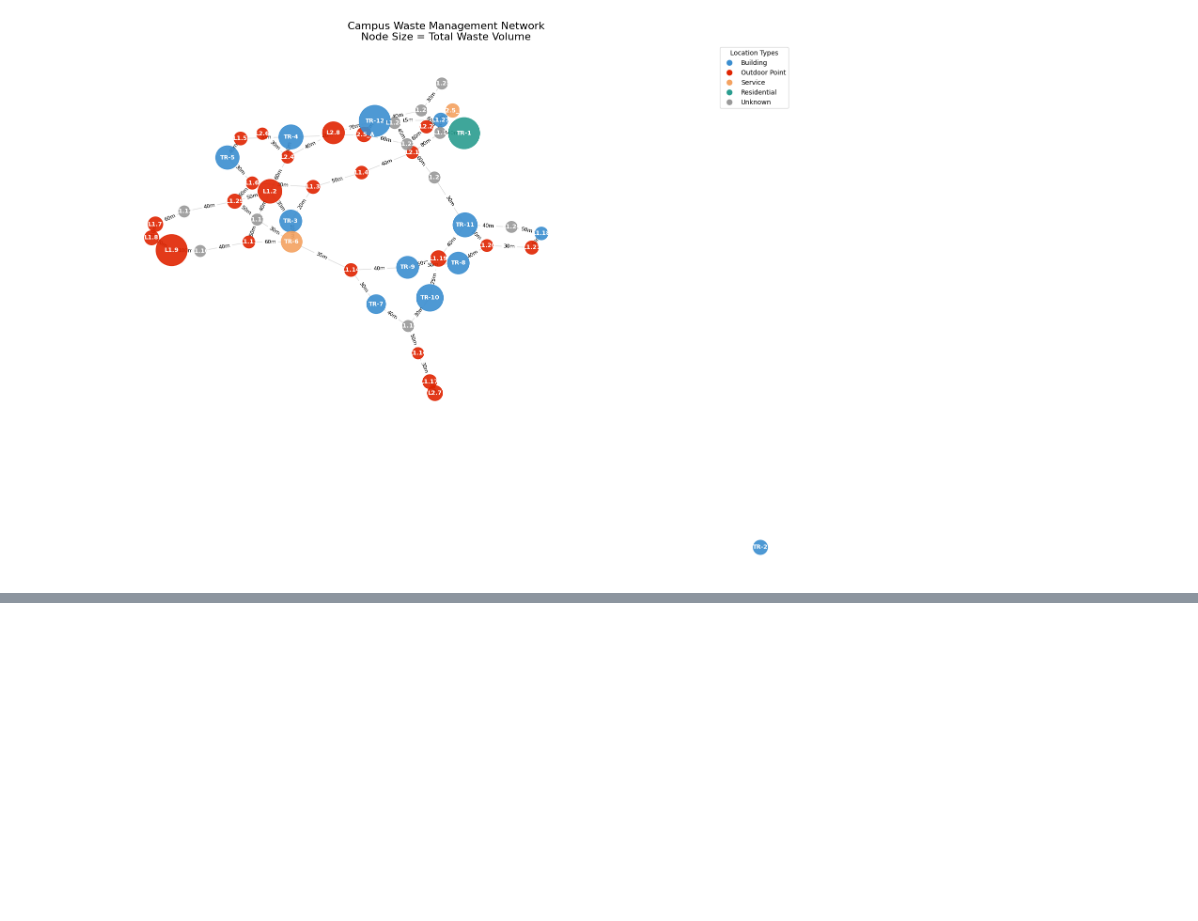
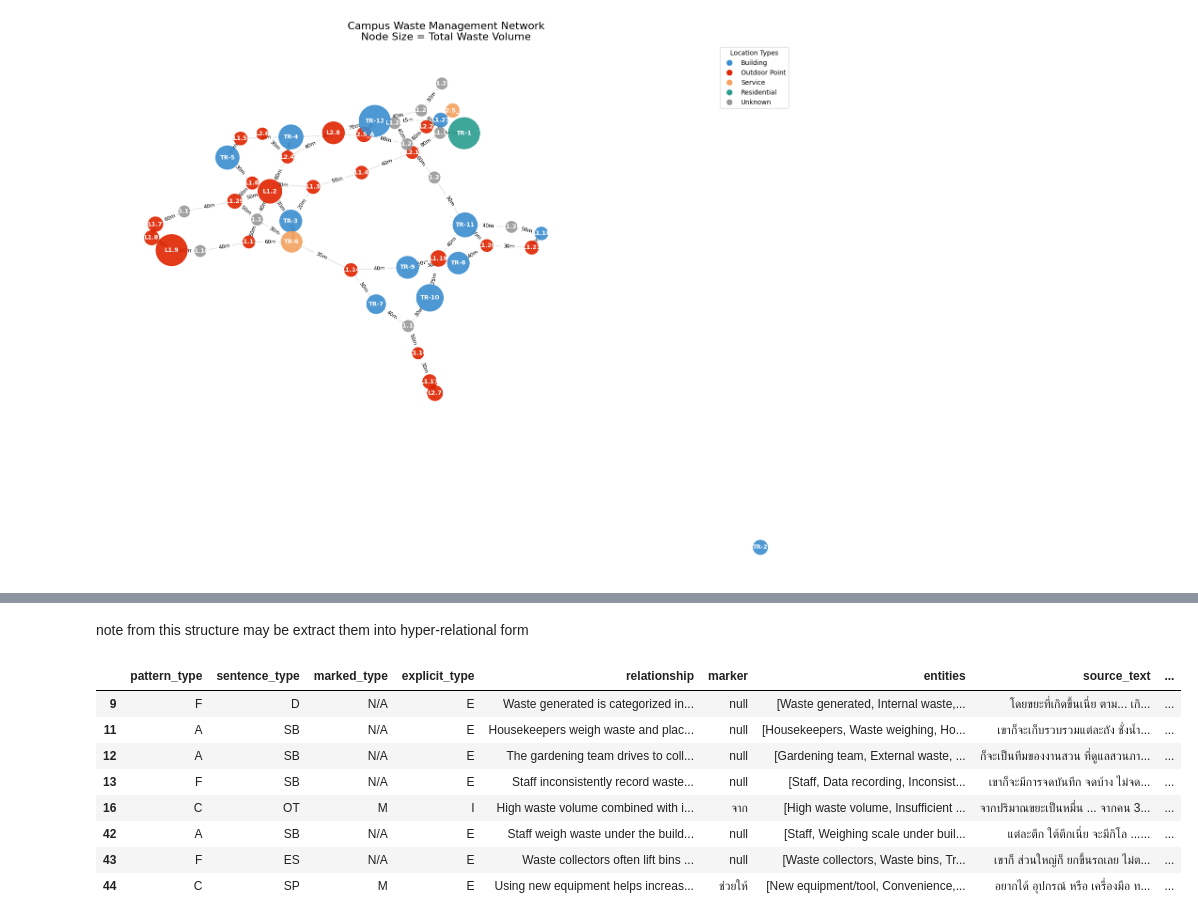
Before and after one commit to Trollface8D/Garbage-Management-Simulation-Engine, a Jupyter notebook: Simulation/map_visualize.ipynb, the cells around one changed output, grey strips where cells are left out. Drawn from its saved outputs; the diff is of its cells as text; code cells hidden in the pictures; blank space fills up the shorter version.

```diff
--- a/Simulation/map_visualize.ipynb
+++ b/Simulation/map_visualize.ipynb
@@ -270,0 +218,14 @@ Found Issue: Garbage overflowing
+# %% [markdown]
+note from this structure may be extract them into hyper-relational form
+# %%
+df[df["n_entity"] == 3]
+# %% [output]
+|  | pattern_type | sentence_type | marked_type | explicit_type | relationship | marker | entities | source_text | ... |
+| 9 | F | D | N/A | E | Waste generated is categorized in... | null | [Waste generated, Internal waste,... | โดยขยะที่เกิดขึ้นเนี่ย ตาม... เกิ... | ... |
+| 11 | A | SB | N/A | E | Housekeepers weigh waste and plac... | null | [Housekeepers, Waste weighing, Ho... | เขาก็จะเก็บรวบรวมแต่ละถัง ชั่งน้ำ... | ... |
+| 12 | A | SB | N/A | E | The gardening team drives to coll... | null | [Gardening team, External waste, ... | ก็จะเป็นทีมของงานสวน ที่ดูแลสวนภา... | ... |
+| 13 | F | SB | N/A | E | Staff inconsistently record waste... | null | [Staff, Data recording, Inconsist... | เขาก็จะมีการจดบันทึก จดบ้าง ไม่จด... | ... |
+| 16 | C | OT | M | I | High waste volume combined with i... | จาก | [High waste volume, Insufficient ... | จากปริมาณขยะเป็นหมื่น ... จากคน 3... | ... |
+| 42 | A | SB | N/A | E | Staff weigh waste under the build... | null | [Staff, Weighing scale under buil... | แต่ละตึก ใต้ตึกเนี่ย จะมีกิโล ...... | ... |
+| 43 | F | ES | N/A | E | Waste collectors often lift bins ... | null | [Waste collectors, Waste bins, Tr... | เขาก็ ส่วนใหญ่ก็ ยกขึ้นรถเลย ไม่ต... | ... |
+| 44 | C | SP | M | E | Using new equipment helps increas... | ช่วยให้ | [New equipment/tool, Convenience,... | อยากได้ อุปกรณ์ หรือ เครื่องมือ ท... | ... |
```
Also changed, not shown: parts of 26 cells of this notebook, 1 other file.
